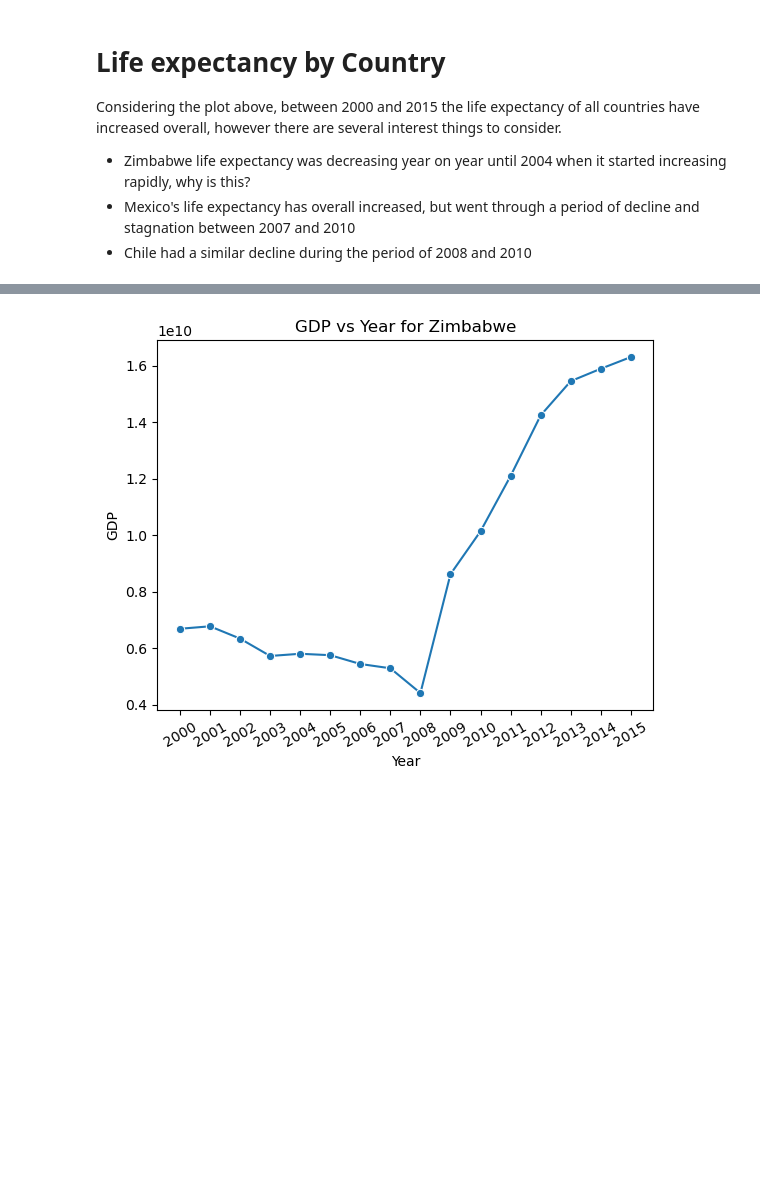
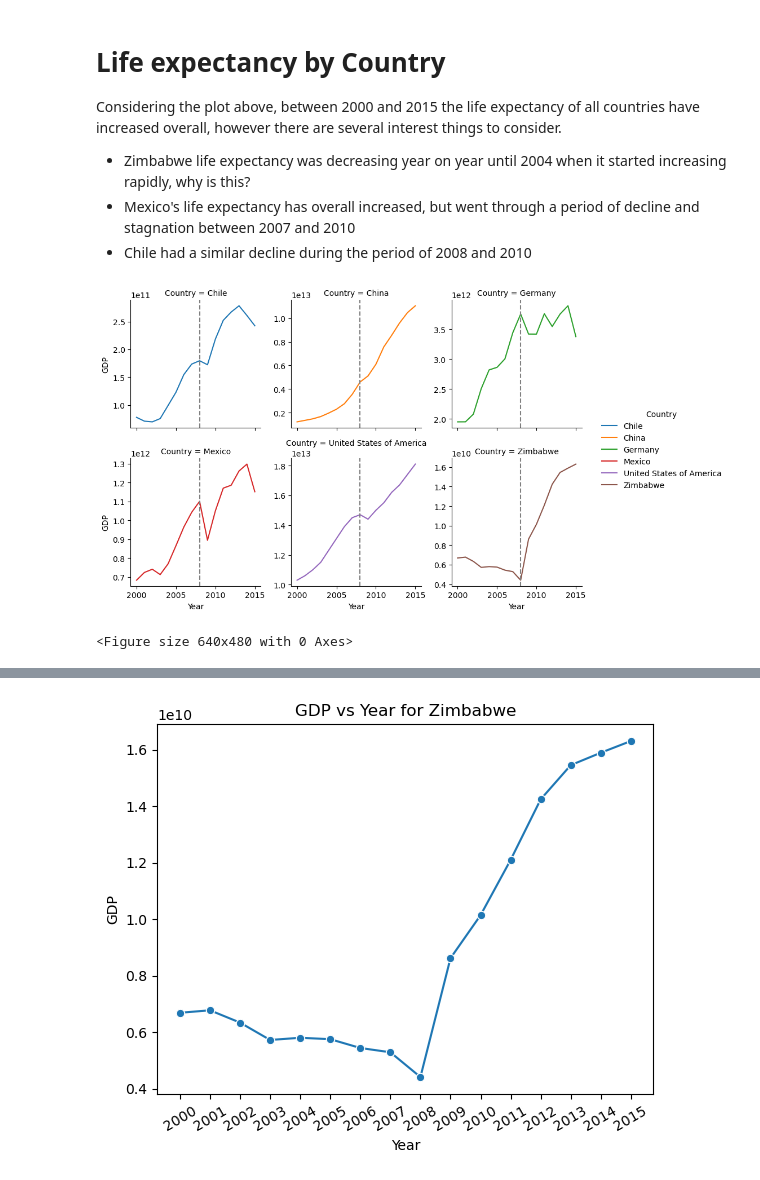
Before and after one commit to Kyuuseishu14/Codecademy_GDP_vs_Life_Expect, a Jupyter notebook: life_expectancy_gdp.ipynb, the cells around one changed output, grey strips where cells are left out. Cells and saved outputs as stored; diff of their text form; code cells hidden in the pictures; blank space fills up the shorter version.

```diff
--- a/life_expectancy_gdp.ipynb
+++ b/life_expectancy_gdp.ipynb
@@ -84,3 +84,13 @@ Considering the plot above, between 2000 and 2015 the life expectancy of all cou
 - Zimbabwe life expectancy was decreasing year on year until 2004 when it started increasing rapidly, why is this?
 - Mexico's life expectancy has overall increased, but went through a period of decline and stagnation between 2007 and 2010
 - Chile had a similar decline during the period of 2008 and 2010
+# %%
+facet2 = sns.FacetGrid(df, col = "Country", height = 3, col_wrap = 3, sharey = False, palette = "tab10", hue = "Country", legend_out = True)
+facet2.map_dataframe(sns.lineplot, x = "Year", y = "GDP")
+facet2.add_legend()
+facet2.refline(x=2008) #showing the year of the financial crisis.
+plt.show()
+plt.clf()
+# %% [output]
+[figure, added]
+<Figure size 640x480 with 0 Axes>
```
Also changed, not shown: parts of 5 cells of this notebook.
